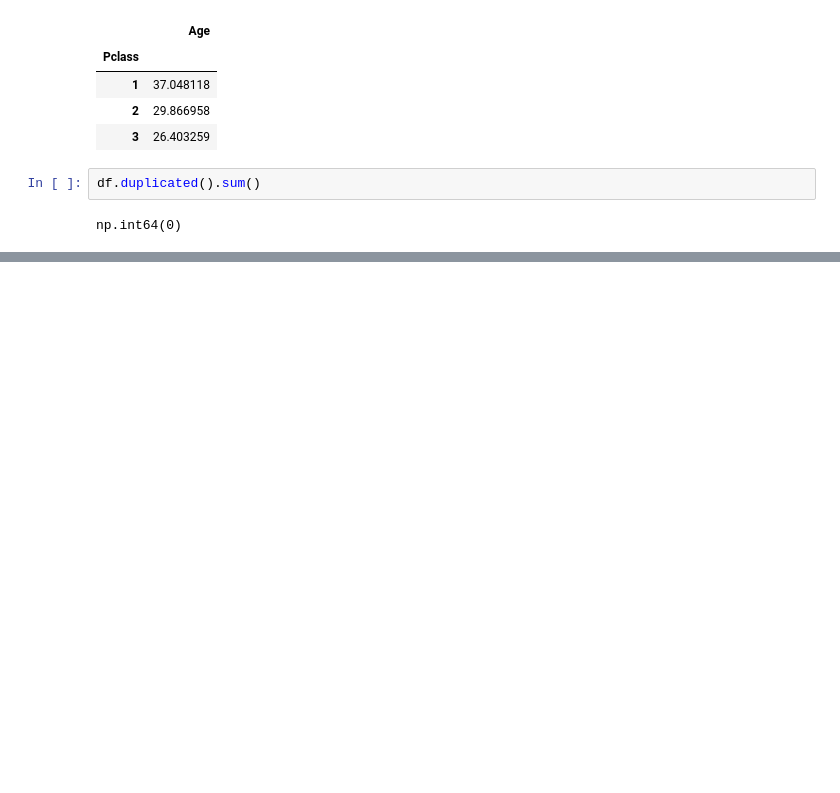
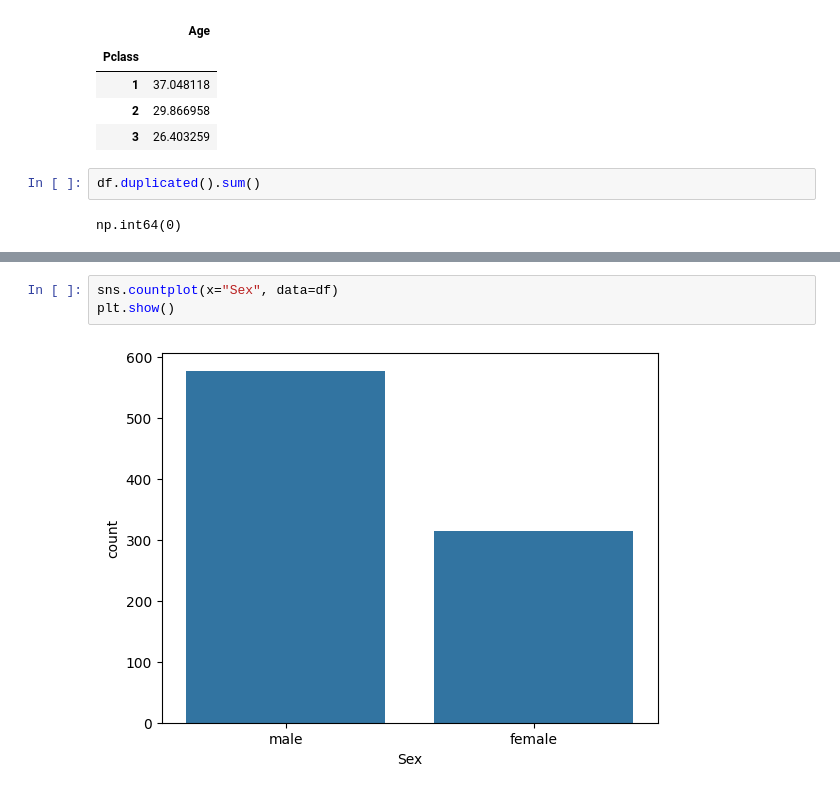
Before and after one commit to ashik2400/testing, a Jupyter notebook: pandas_practice.ipynb, the cells around one changed output, grey strips where cells are left out. Cells and saved outputs as stored; diff of their text form; blank space fills up the shorter version.

```diff
--- a/pandas_practice.ipynb
+++ b/pandas_practice.ipynb
@@ -295,0 +309,5 @@ np.int64(0)
+# %%
+sns.countplot(x="Sex", data=df)
+plt.show()
+# %% [output]
+[figure, added]
```
Also changed, not shown: parts of 10 cells of this notebook, 1 other file.
